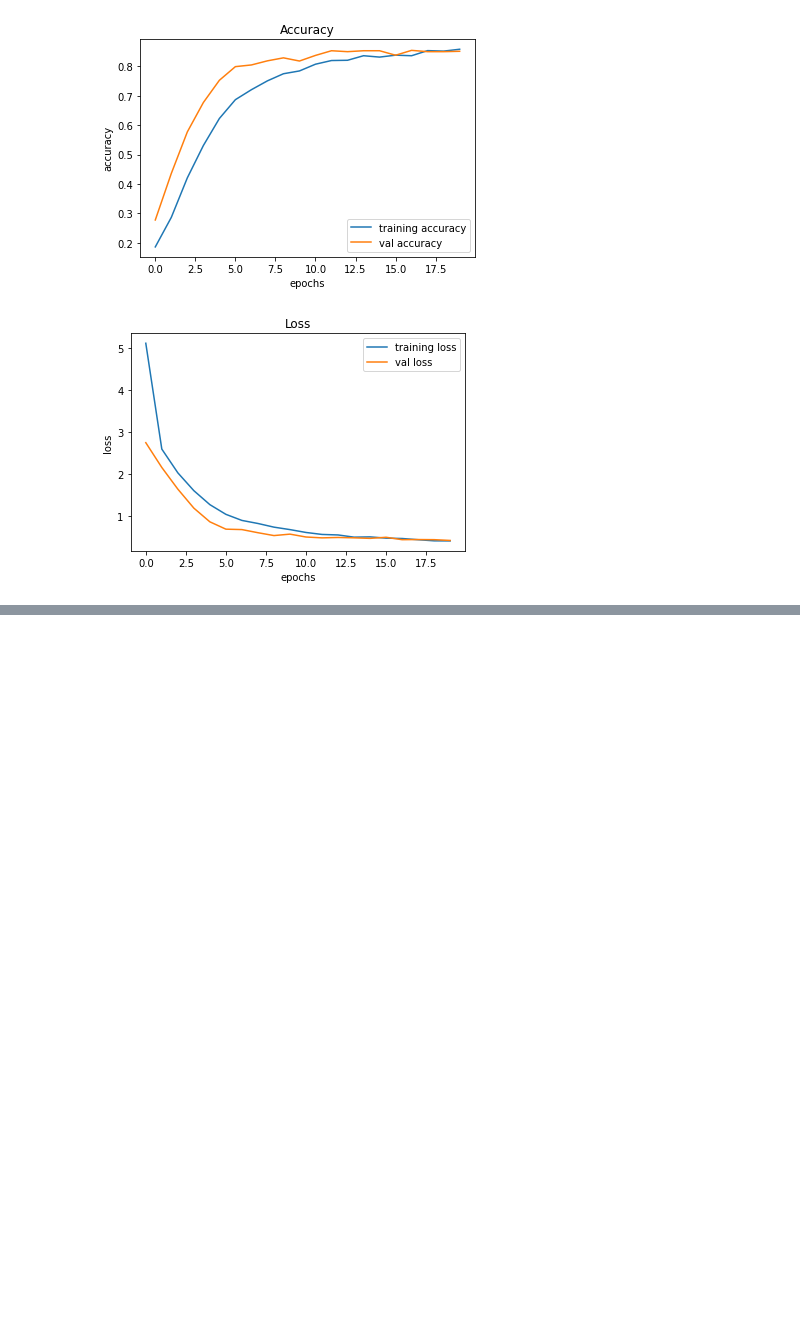
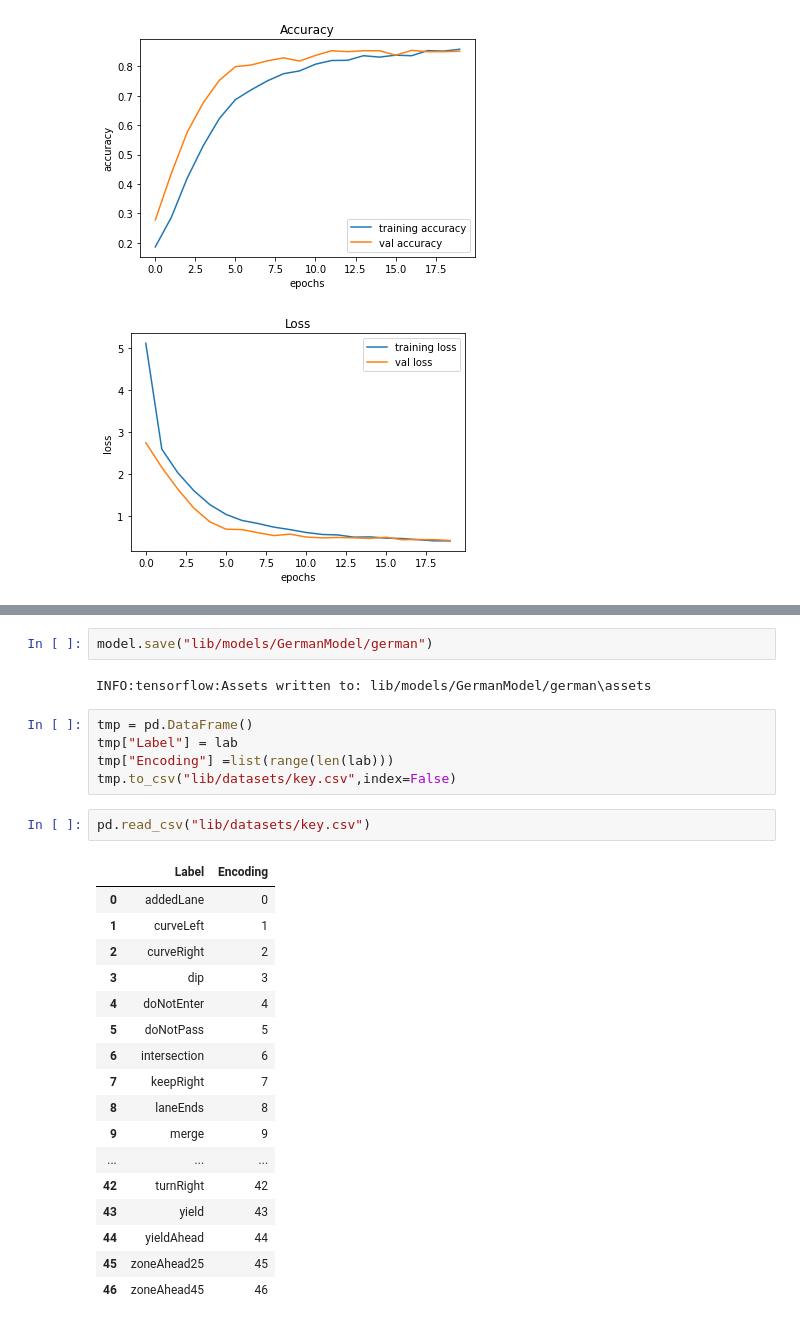
Before and after one commit to dokeefemain/AlphaSign, a Jupyter notebook: DataPrep.ipynb, the cells around one changed output, grey strips where cells are left out. Saved outputs shown, nothing was run; the diff lists cells and outputs as text; blank space fills up the shorter version.

```diff
--- a/DataPrep.ipynb
+++ b/DataPrep.ipynb
@@ -151,0 +173,29 @@ plt.legend()
+# %%
+model.save("lib/models/GermanModel/german")
+# %% [output]
+INFO:tensorflow:Assets written to: lib/models/GermanModel/german\assets
+# %%
+tmp = pd.DataFrame()
+tmp["Label"] = lab
+tmp["Encoding"] =list(range(len(lab)))
+tmp.to_csv("lib/datasets/key.csv",index=False)
+# %%
+pd.read_csv("lib/datasets/key.csv")
+# %% [output]
+|  | Label | Encoding |
+| 0 | addedLane | 0 |
+| 1 | curveLeft | 1 |
+| 2 | curveRight | 2 |
+| 3 | dip | 3 |
+| 4 | doNotEnter | 4 |
+| 5 | doNotPass | 5 |
+| 6 | intersection | 6 |
+| 7 | keepRight | 7 |
+| 8 | laneEnds | 8 |
+| 9 | merge | 9 |
+| ... | ... | ... |
+| 42 | turnRight | 42 |
+| 43 | yield | 43 |
+| 44 | yieldAhead | 44 |
+| 45 | zoneAhead25 | 45 |
+| 46 | zoneAhead45 | 46 |
```
Also changed, not shown: parts of 1 cell of this notebook.
